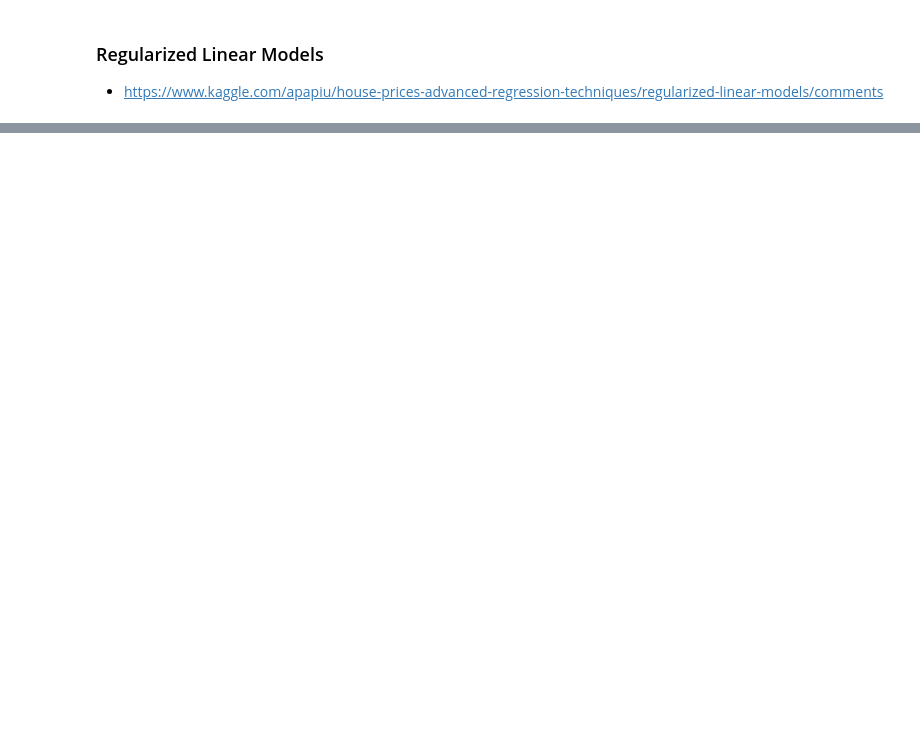
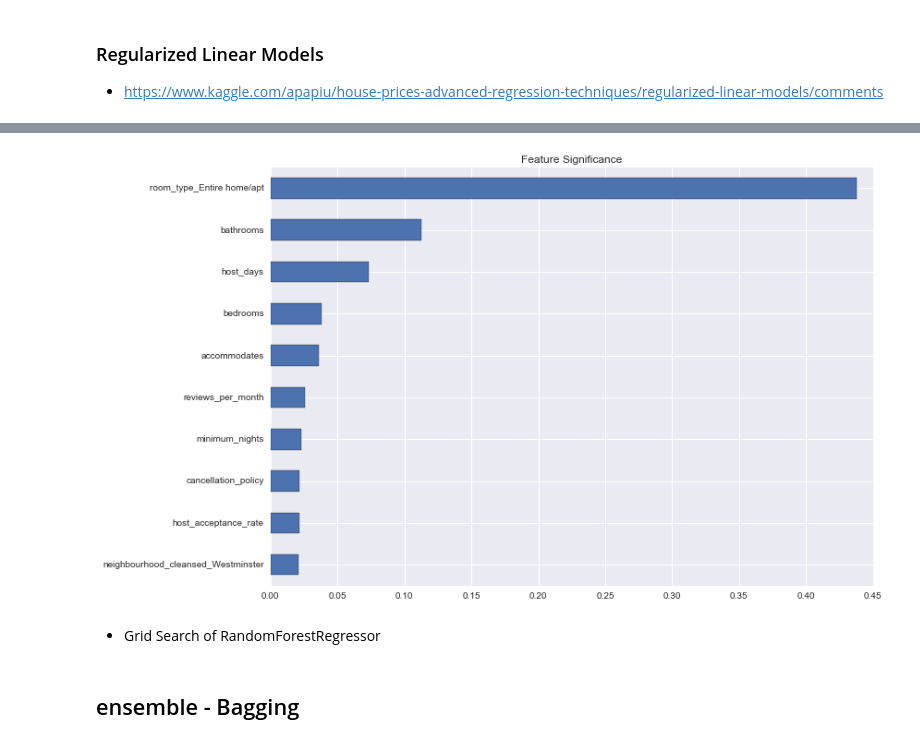
Before and after one commit to AaronYXZ/BIA652-Airbnb, a Jupyter notebook: Code/Proj_Airbnb_Houseing_Price-2.Machine Learning.ipynb, the cells around one changed output, grey strips where cells are left out. Drawn from its saved outputs; the diff is of its cells as text; code cells hidden in the pictures; blank space fills up the shorter version.

```diff
--- a/Code/Proj_Airbnb_Houseing_Price-2.Machine Learning.ipynb
+++ b/Code/Proj_Airbnb_Houseing_Price-2.Machine Learning.ipynb
@@ -56,0 +327,12 @@ X_train.shape
+# %%
+%%time
+clf.fit(X_train, y_train)
+
+# Output feature importance coefficients, map them to their feature name, and sort values
+coef = pd.Series(clf.feature_importances_, index = X_train.columns).sort_values(ascending = False)
+
+plt.figure(figsize=(12, 7))
+coef[:10].sort_values(ascending = True).plot(kind = 'barh')
+plt.title('Feature Significance')
+plt.tight_layout()
+# %% [output]
@@ -56,0 +341,3 @@ X_train.shape
+[figure, added]
+# %% [markdown]
+- Grid Search of RandomForestRegressor
@@ -56,0 +353,2 @@ X_train.shape
+# %% [markdown]
+## ensemble - Bagging
```
Also changed, not shown: parts of 237 cells of this notebook, 1 other file.
